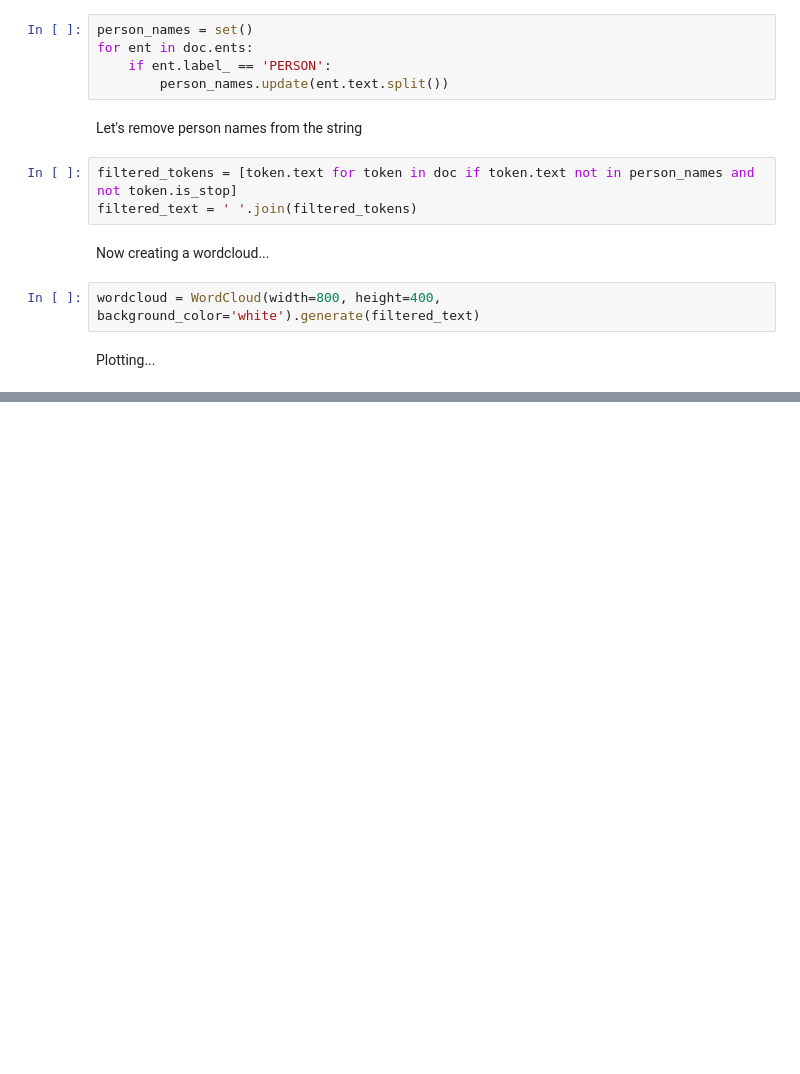
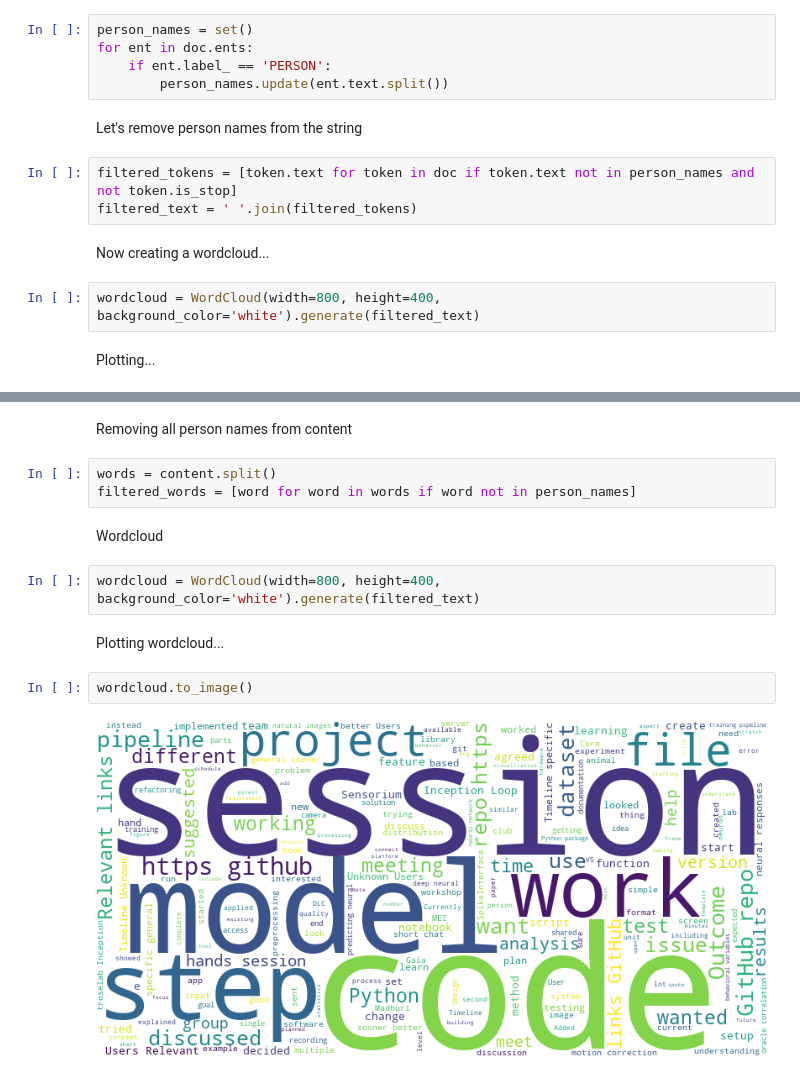
Before and after one commit to ibehave-ibots/OurWebsite, a Jupyter notebook: consulting_analysis/consult_repo/scratch/Wordcloud Content.ipynb, the cells around one changed output, grey strips where cells are left out. Cells and saved outputs as stored; diff of their text form; blank space fills up the shorter version.

Commit message:
wordcloud image

```diff
--- a/consulting_analysis/consult_repo/scratch/Wordcloud Content.ipynb
+++ b/consulting_analysis/consult_repo/scratch/Wordcloud Content.ipynb
@@ -78,0 +93,15 @@ wordcloud.to_image()
+# %% [markdown]
+Removing all person names from content
+# %%
+words = content.split()
+filtered_words = [word for word in words if word not in person_names]
+# %% [markdown]
+Wordcloud
+# %%
+wordcloud = WordCloud(width=800, height=400, background_color='white').generate(filtered_text)
+# %% [markdown]
+Plotting wordcloud...
+# %%
+wordcloud.to_image()
+# %% [output]
+[figure, added]
```
Also changed, not shown: parts of 6 cells of this notebook, 1 other file.
